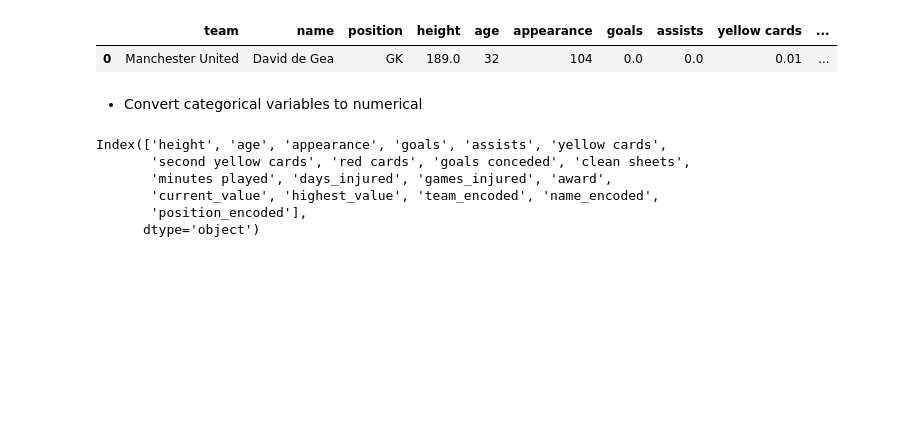
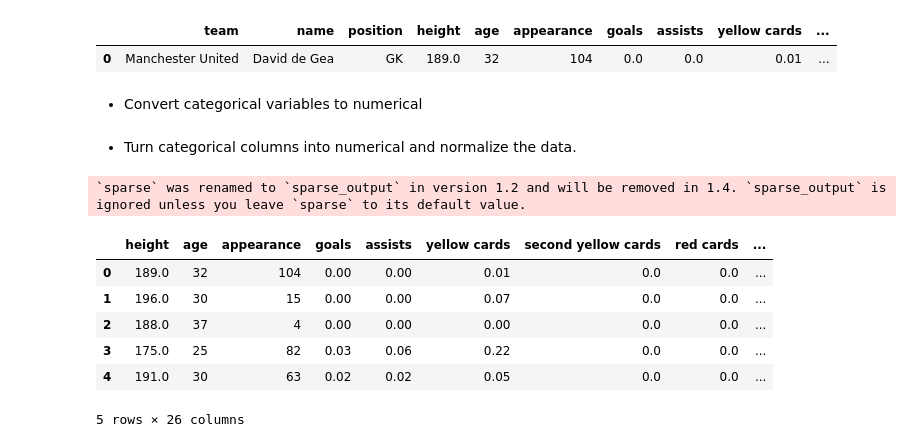
Before and after one commit to Josepdmo/Mini-Project-ML, a Jupyter notebook: TESTING.ipynb, the cells around one changed output. Cells and saved outputs as stored; diff of their text form; code cells hidden in the pictures; blank space fills up the shorter version.

```diff
--- a/TESTING.ipynb
+++ b/TESTING.ipynb
@@ -113,24 +124,45 @@ df.head(1)
 | 0 | Manchester United | David de Gea | GK | 189.0 | 32 | 104 | 0.0 | 0.0 | 0.01 | ... |
 # %% [markdown]
 - Convert categorical variables to numerical
-# %%
-from sklearn.preprocessing import LabelEncoder
-
-# Initialize label encoders
-le_team = LabelEncoder()
-le_name = LabelEncoder()
-le_position = LabelEncoder()
-
-# Apply label encoding
-df['team_encoded'] = le_team.fit_transform(df['team_encoded'])
-df['name_encoded'] = le_name.fit_transform(df['name_encoded'])
-df['position_encoded'] = le_position.fit_transform(df['position_encoded'])
 # %%
-df.columns
+df.drop(columns="name", inplace=True)
-# %% [output]
-Index(['height', 'age', 'appearance', 'goals', 'assists', 'yellow cards',
-       'second yellow cards', 'red cards', 'goals conceded', 'clean sheets',
-       'minutes played', 'days_injured', 'games_injured', 'award',
-       'current_value', 'highest_value', 'team_encoded', 'name_encoded',
-       'position_encoded'],
-      dtype='object')
+# %% [markdown]
+- Turn categorical columns into numerical and normalize the data.
+# %%
+import pandas as pd
+from sklearn.preprocessing import OneHotEncoder
+from sklearn.decomposition import PCA
+
+
+# Aplicar One-Hot Encoding a las columnas categóricas 'team' y 'position'
+encoder = OneHotEncoder(sparse=False)
+encoded_team_position = encoder.fit_transform(df[['team', 'position']])
+
+# Convertir los datos codificados a un DataFrame con nombres de columnas apropiados
+encoded_df = pd.DataFrame(encoded_team_position, columns=encoder.get_feature_names_out(['team', 'position']))
+
+# Concatenar las columnas codificadas con las demás columnas numéricas
+df_encoded = df.drop(['team', 'position'], axis=1)
+df_encoded = pd.concat([df_encoded, encoded_df], axis=1)
+
+# Aplicar PCA solo a las columnas de One-Hot Encoding
+pca = PCA(n_components=10)  # Ajusta el número de componentes según sea necesario
+pca_components = pca.fit_transform(df_encoded[encoded_df.columns])
+
+# Convertir los componentes principales a un DataFrame
+pca_df = pd.DataFrame(pca_components, columns=[f'PCA_{i+1}' for i in range(pca_components.shape[1])])
+
+# Concatenar los componentes principales con las demás columnas numéricas
+df_final = pd.concat([df_encoded.drop(columns=encoded_df.columns), pca_df], axis=1)
+
+# Mostrar las primeras filas del DataFrame final
+df_final.head()
+# %% [output]
+`sparse` was renamed to `sparse_output` in version 1.2 and will be removed in 1.4. `sparse_output` is ignored unless you leave `sparse` to its default value.
+|  | height | age | appearance | goals | assists | yellow cards | second yellow cards | red cards | ... |
+| 0 | 189.0 | 32 | 104 | 0.00 | 0.00 | 0.01 | 0.0 | 0.0 | ... |
+| 1 | 196.0 | 30 | 15 | 0.00 | 0.00 | 0.07 | 0.0 | 0.0 | ... |
+| 2 | 188.0 | 37 | 4 | 0.00 | 0.00 | 0.00 | 0.0 | 0.0 | ... |
+| 3 | 175.0 | 25 | 82 | 0.03 | 0.06 | 0.22 | 0.0 | 0.0 | ... |
+| 4 | 191.0 | 30 | 63 | 0.02 | 0.02 | 0.05 | 0.0 | 0.0 | ... |
+5 rows × 26 columns
```
Also changed, not shown: parts of 22 cells of this notebook.
